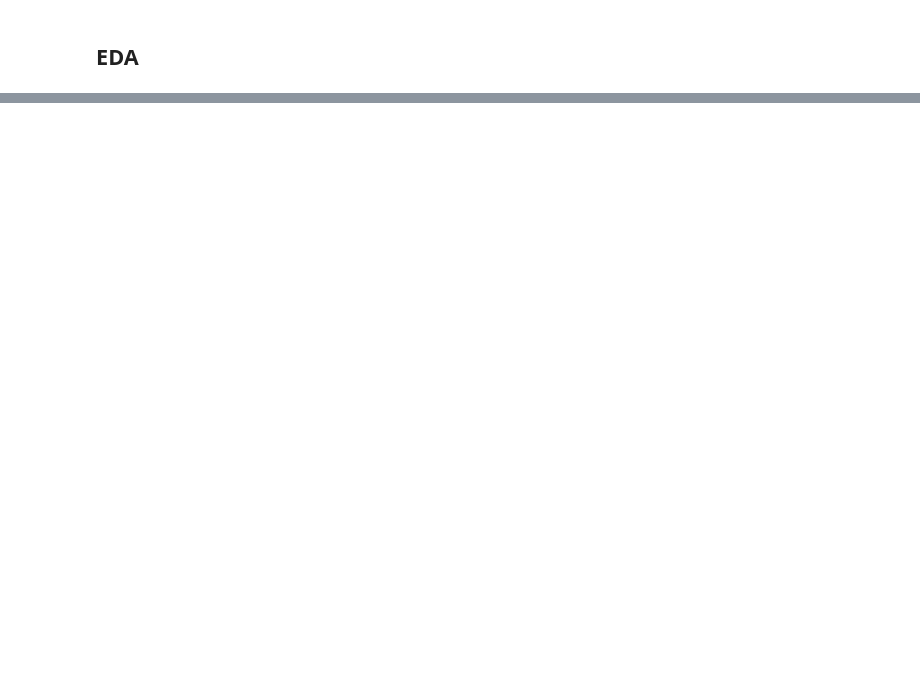
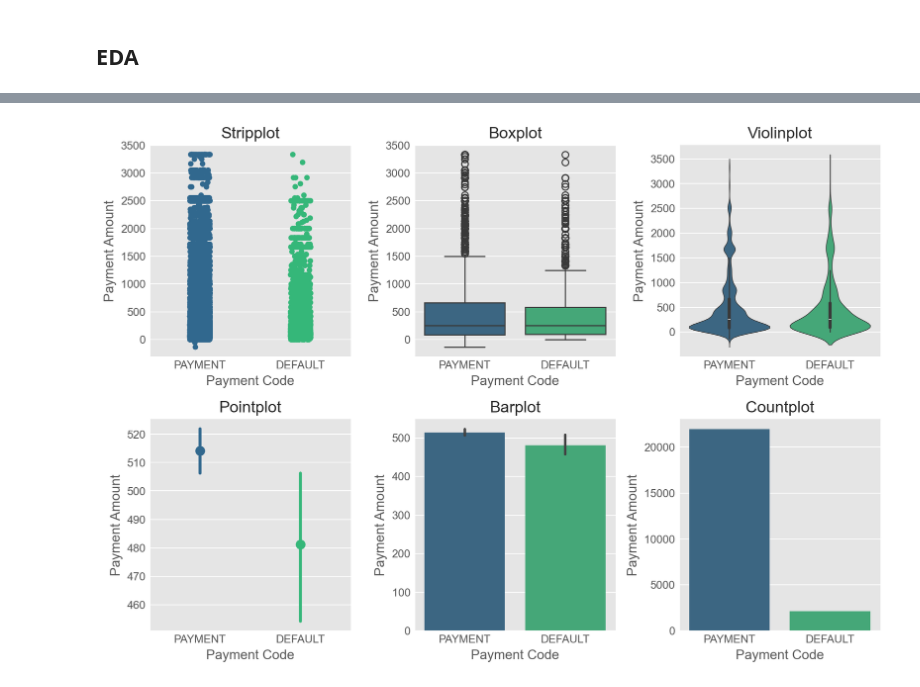
Before and after one commit to kuwaitikiwi/edgered-interview, a Jupyter notebook: EdgeRed.ipynb, the cells around one changed output, grey strips where cells are left out. Cells and saved outputs as stored; diff of their text form; code cells hidden in the pictures; blank space fills up the shorter version.

```diff
--- a/EdgeRed.ipynb
+++ b/EdgeRed.ipynb
@@ -40,3 +88,34 @@ sns.heatmap(df.isnull(), cbar=True)
+# %%
+fig, axs = plt.subplots(2, 3, figsize=(10, 7))
+
+sns.stripplot(x="payment_code", y="payment_amt", data=df, ax=axs[0, 0],palette=palette)
+axs[0, 0].set_title('Stripplot')
+
+# distribution plots
+sns.boxplot(x="payment_code", y="payment_amt", data=df, ax=axs[0, 1],palette=palette)
+axs[0, 1].set_title('Boxplot')
+
+sns.violinplot(x="payment_code", y="payment_amt", data=df, ax=axs[0, 2],palette=palette)
+axs[0, 2].set_title('Violinplot')
+
+# categorical estimate plots
+sns.pointplot(x="payment_code", y="payment_amt", data=df, ax=axs[1, 0],palette=palette)
+axs[1, 0].set_title('Pointplot')
+
+sns.barplot(x="payment_code", y="payment_amt", data=df, ax=axs[1, 1],palette=palette)
+axs[1, 1].set_title('Barplot')
+
+sns.countplot(x="payment_code", data=df, ax=axs[1, 2],palette=palette)
+axs[1, 2].set_title('Countplot')
+
+for ax in axs.flat:
+    ax.set_ylabel('Payment Amount')
+    ax.set_xlabel('Payment Code')
+
+plt.tight_layout()
+plt.show()
+# %% [output]
+[figure, added]
 # %%
 df['default'] = df.payment_code.apply(lambda x: 1 if x == 'DEFAULT' else 0)
 df['default'] = df['default'].astype('category')
```
Also changed, not shown: parts of 28 cells of this notebook.
